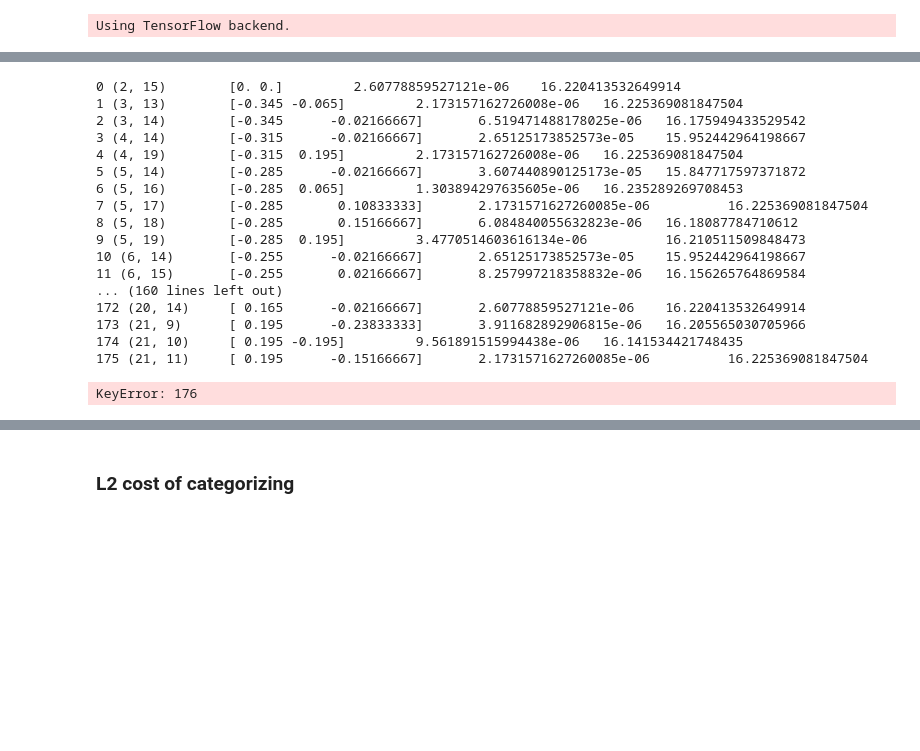
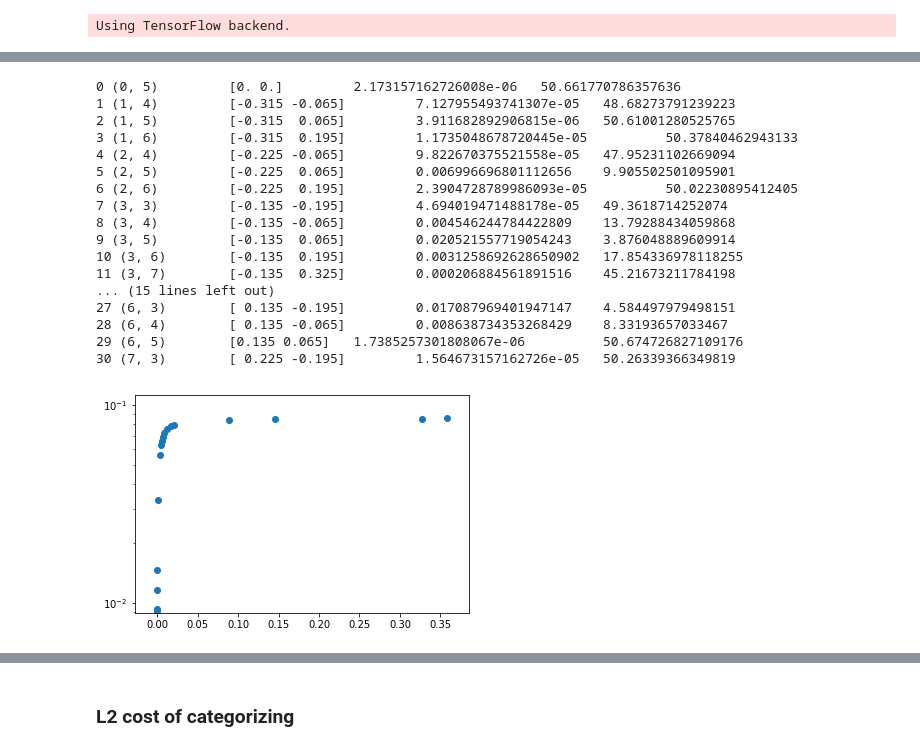
Before and after one commit to vincentbillaut/all-colors-matter, a Jupyter notebook: notebooks/ColorDiscretizer demo.ipynb, the cells around one changed output, grey strips where cells are left out. Cells and saved outputs as stored; diff of their text form; code cells hidden in the pictures; blank space fills up the shorter version.

```diff
--- a/notebooks/ColorDiscretizer demo.ipynb
+++ b/notebooks/ColorDiscretizer demo.ipynb
@@ -47,5 +47,5 @@ array([[158, 158, 158, ..., 158, 158, 158],
 # %%
-for i in range(cd.max_categories):
+for i in range(cd.n_categories):
     print(i,
           cd.indices_to_xycategories_map[i],
           '\t',
@@ -56,24 +56,31 @@ for i in range(cd.max_categories):
           cd.weights[i],
          )
 # %% [output]
-0 (2, 15)        [0. 0.]         2.60778859527121e-06    16.220413532649914
-1 (3, 13)        [-0.345 -0.065]         2.173157162726008e-06   16.225369081847504
-2 (3, 14)        [-0.345      -0.02166667]       6.519471488178025e-06   16.175949433529542
-3 (4, 14)        [-0.315      -0.02166667]       2.65125173852573e-05    15.952442964198667
-4 (4, 19)        [-0.315  0.195]         2.173157162726008e-06   16.225369081847504
-5 (5, 14)        [-0.285      -0.02166667]       3.607440890125173e-05   15.847717597371872
-6 (5, 16)        [-0.285  0.065]         1.303894297635605e-06   16.235289269708453
-7 (5, 17)        [-0.285       0.10833333]       2.1731571627260085e-06          16.225369081847504
-8 (5, 18)        [-0.285       0.15166667]       6.084840055632823e-06   16.18087784710612
-9 (5, 19)        [-0.285  0.195]         3.4770514603616134e-06          16.210511509848473
-10 (6, 14)       [-0.255      -0.02166667]       2.65125173852573e-05    15.952442964198667
-11 (6, 15)       [-0.255       0.02166667]       8.257997218358832e-06   16.156265764869584
-... (160 lines left out)
-172 (20, 14)     [ 0.165      -0.02166667]       2.60778859527121e-06    16.220413532649914
-173 (21, 9)      [ 0.195      -0.23833333]       3.911682892906815e-06   16.205565030705966
-174 (21, 10)     [ 0.195 -0.195]         9.561891515994438e-06   16.141534421748435
-175 (21, 11)     [ 0.195      -0.15166667]       2.1731571627260085e-06          16.225369081847504
+0 (0, 5)         [0. 0.]         2.173157162726008e-06   50.661770786357636
+1 (1, 4)         [-0.315 -0.065]         7.127955493741307e-05   48.68273791239223
+2 (1, 5)         [-0.315  0.065]         3.911682892906815e-06   50.61001280525765
+3 (1, 6)         [-0.315  0.195]         1.1735048678720445e-05          50.37840462943133
+4 (2, 4)         [-0.225 -0.065]         9.822670375521558e-05   47.95231102669094
+5 (2, 5)         [-0.225  0.065]         0.006996696801112656    9.905502501095901
+6 (2, 6)         [-0.225  0.195]         2.3904728789986093e-05          50.02230895412405
+7 (3, 3)         [-0.135 -0.195]         4.694019471488178e-05   49.3618714252074
+8 (3, 4)         [-0.135 -0.065]         0.004546244784422809    13.79288434059868
+9 (3, 5)         [-0.135  0.065]         0.020521557719054243    3.876048889609914
+10 (3, 6)        [-0.135  0.195]         0.0031258692628650902   17.854336978118255
+11 (3, 7)        [-0.135  0.325]         0.000206884561891516    45.21673211784198
+... (15 lines left out)
+27 (6, 3)        [ 0.135 -0.195]         0.017087969401947147    4.584497979498151
+28 (6, 4)        [ 0.135 -0.065]         0.008638734353268429    8.33193657033467
+29 (6, 5)        [0.135 0.065]   1.7385257301808067e-06          50.674726827109176
+30 (7, 3)        [ 0.225 -0.195]         1.564673157162726e-05   50.26339366349819
-KeyError: 176
+# %%
+plt.scatter(cd.category_frequency.values(),
+        [a * b for a, b in zip(cd.category_frequency.values(),
+                              cd.weights.values())])
+plt.yscale('log')
+plt.show()
+# %% [output]
+[figure, added]
 # %%
 plt.hist(list(cd.weights.values()))
 plt.show()
```
Also changed, not shown: parts of 10 cells of this notebook, 1 other file.
